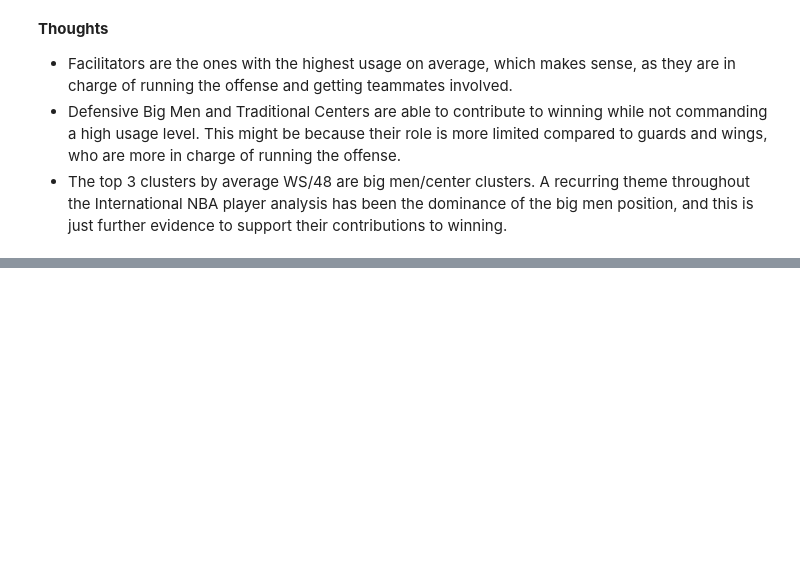
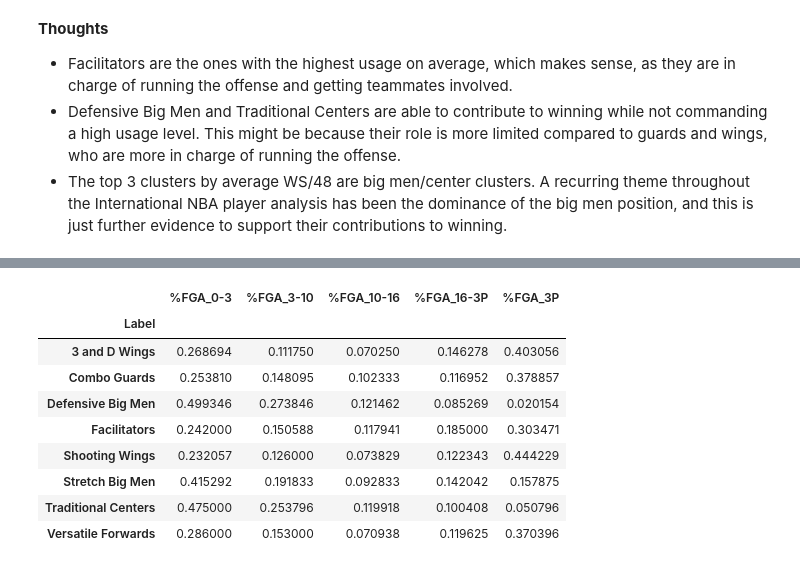
Before and after one commit to rahprabhu/NBA-International, a Jupyter notebook: Part 4 - Clustering International NBA Players.ipynb, the cells around one changed output, grey strips where cells are left out. Cells and saved outputs as stored; diff of their text form; code cells hidden in the pictures; blank space fills up the shorter version.

```diff
--- a/Part 4 - Clustering International NBA Players.ipynb
+++ b/Part 4 - Clustering International NBA Players.ipynb
@@ -415,0 +450,13 @@ plt.show()
+# %%
+fga_distance
+# %% [output]
+|  | %FGA_0-3 | %FGA_3-10 | %FGA_10-16 | %FGA_16-3P | %FGA_3P |
+| Label |  |  |  |  |  |
+| 3 and D Wings | 0.268694 | 0.111750 | 0.070250 | 0.146278 | 0.403056 |
+| Combo Guards | 0.253810 | 0.148095 | 0.102333 | 0.116952 | 0.378857 |
+| Defensive Big Men | 0.499346 | 0.273846 | 0.121462 | 0.085269 | 0.020154 |
+| Facilitators | 0.242000 | 0.150588 | 0.117941 | 0.185000 | 0.303471 |
+| Shooting Wings | 0.232057 | 0.126000 | 0.073829 | 0.122343 | 0.444229 |
+| Stretch Big Men | 0.415292 | 0.191833 | 0.092833 | 0.142042 | 0.157875 |
+| Traditional Centers | 0.475000 | 0.253796 | 0.119918 | 0.100408 | 0.050796 |
+| Versatile Forwards | 0.286000 | 0.153000 | 0.070938 | 0.119625 | 0.370396 |
```
Also changed, not shown: parts of 11 cells of this notebook.
